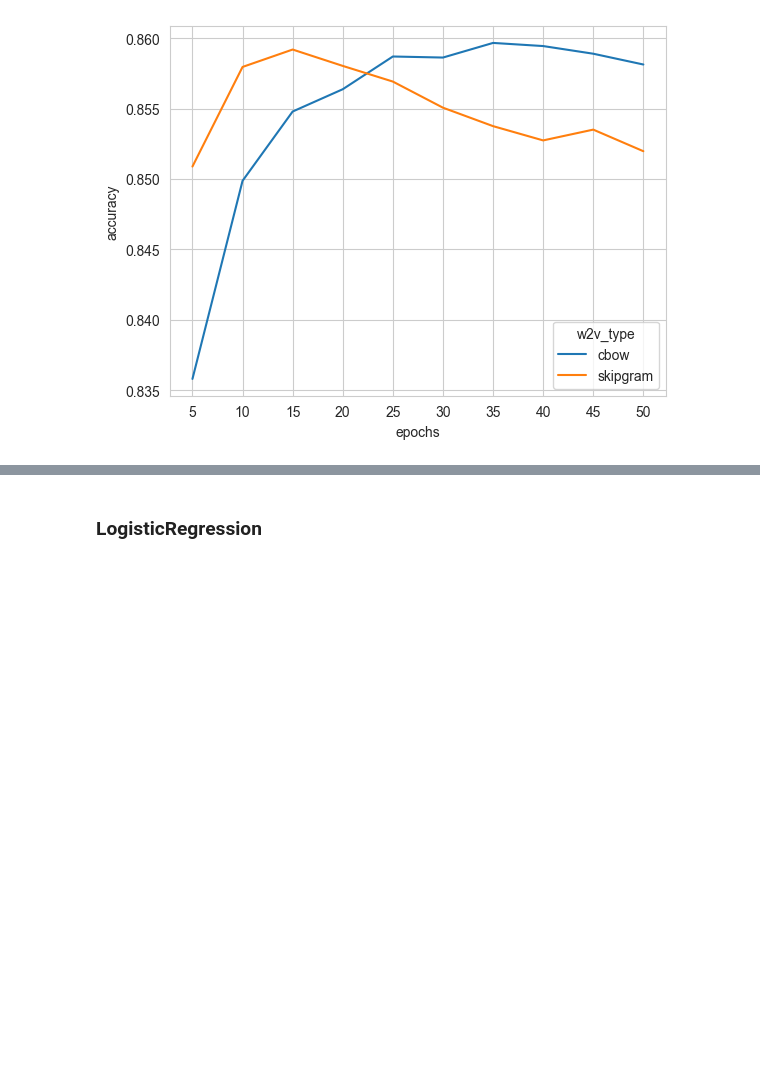
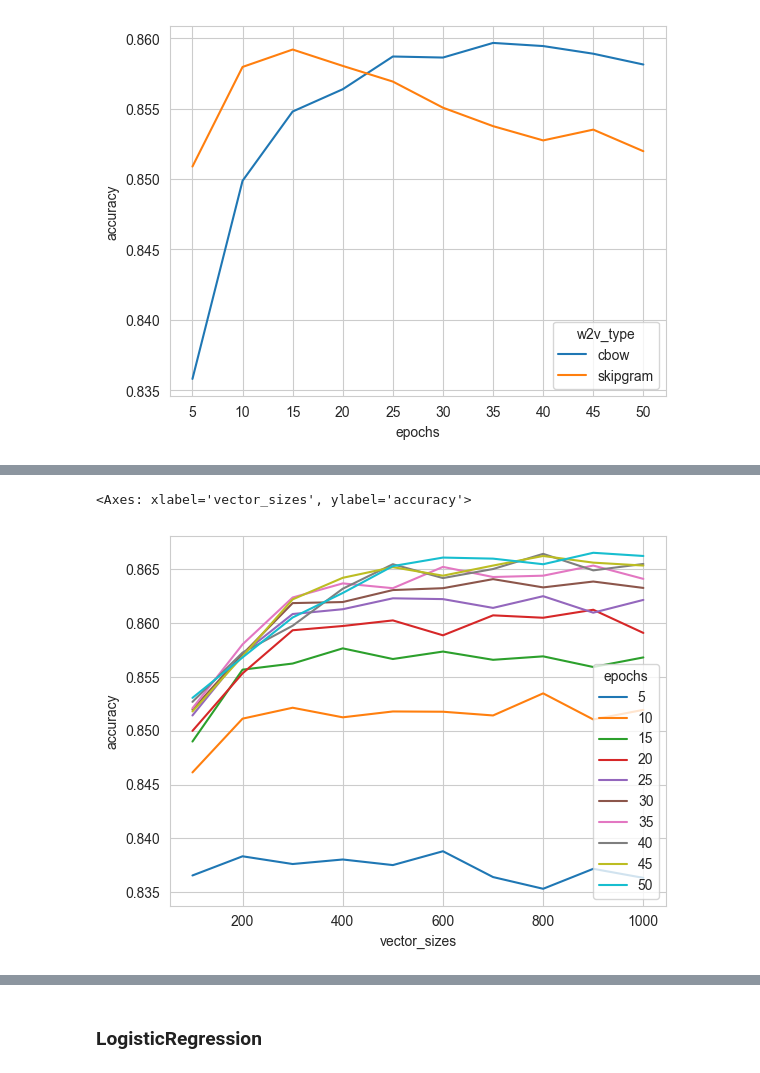
Before and after one commit to niimo753/spam-review-detection, a Jupyter notebook: notebooks/testing/word2vec.ipynb, the cells around one changed output, grey strips where cells are left out. Cells and saved outputs as stored; diff of their text form; code cells hidden in the pictures; blank space fills up the shorter version.

```diff
--- a/notebooks/testing/word2vec.ipynb
+++ b/notebooks/testing/word2vec.ipynb
@@ -549,0 +923,7 @@ plt.show()
+# %%
+cbow = pd.read_csv("..\..\output\w2v_cbow_vsize_epochs.csv")
+cbow_temp = cbow
+sns.lineplot(x=cbow_temp['vector_sizes'], y=cbow_temp['accuracy'], hue=cbow_temp['epochs'], palette="tab10")
+# %% [output]
+<Axes: xlabel='vector_sizes', ylabel='accuracy'>
+[figure, added]
```
Also changed, not shown: parts of 29 cells of this notebook.
